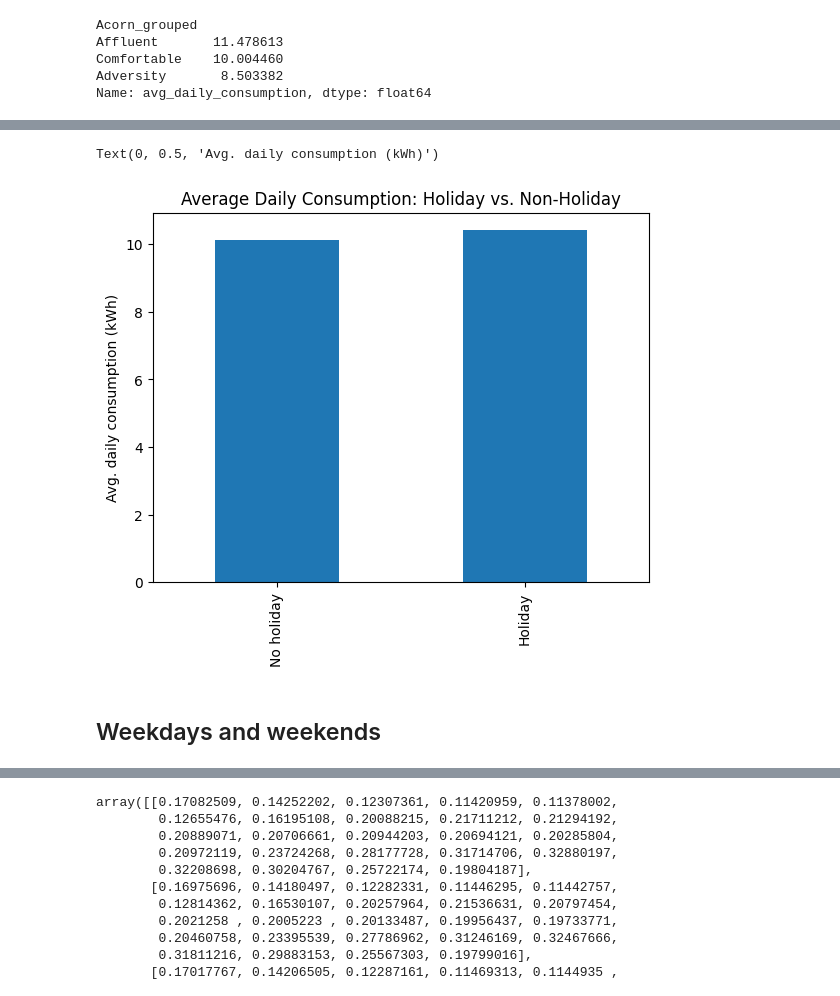
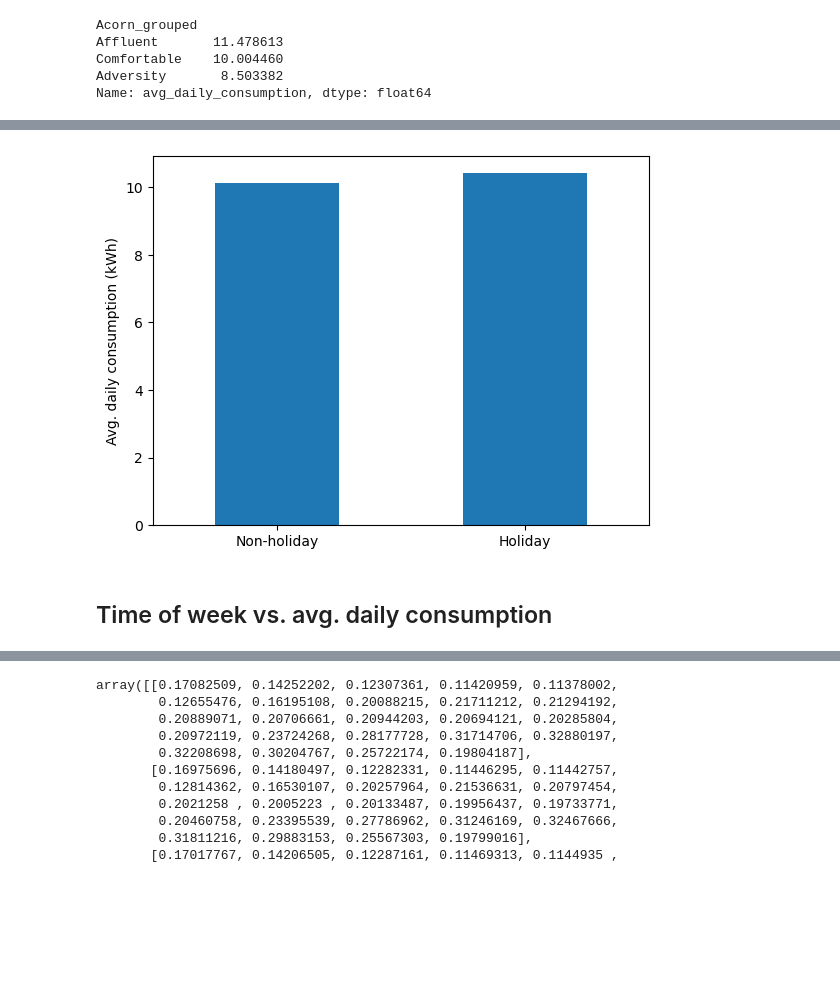
Before and after one commit to moosophy/smart-meters-project, a Jupyter notebook: main.ipynb, the cells around one changed output, grey strips where cells are left out. Saved outputs shown, nothing was run; the diff lists cells and outputs as text; code cells hidden in the pictures; blank space fills up the shorter version.

```diff
--- a/main.ipynb
+++ b/main.ipynb
@@ -324,7 +273,7 @@ plt.tight_layout()
 # %%
 t = daily_consumption.copy()
 t["is_holiday"] = t["day"].isin(holidays["Bank holidays"])
-r = t.groupby("is_holiday")["energy_sum"].mean().rename(index={True: "Holiday", False: "No holiday"})
+r = t.groupby("is_holiday")["energy_sum"].mean().rename(index={True: "Holiday", False: "Non-holiday"})
 r
 # %% [output]
 is_holiday
@@ -333,13 +282,13 @@ Holiday       10.412623
 Name: energy_sum, dtype: float64
 # %%
-chart = r.plot(kind="bar", title="Average Daily Consumption: Holiday vs. Non-Holiday")
+chart = r.plot(kind="bar")
 chart.set_xlabel("")
-chart.set_ylabel("Avg. daily consumption (kWh)")
+chart.tick_params(axis="x", labelrotation=0)
+chart.set_ylabel("Avg. daily consumption (kWh)");
 # %% [output]
-Text(0, 0.5, 'Avg. daily consumption (kWh)')
-[figure, old version]
+[figure, new version]
 # %% [markdown]
-## Weekdays and weekends
+## Time of week vs. avg. daily consumption
 # %%
 t = daily_consumption.copy()
 t["weekday"] = t["day"].dt.dayofweek
```
Also changed, not shown: parts of 19 cells of this notebook.
